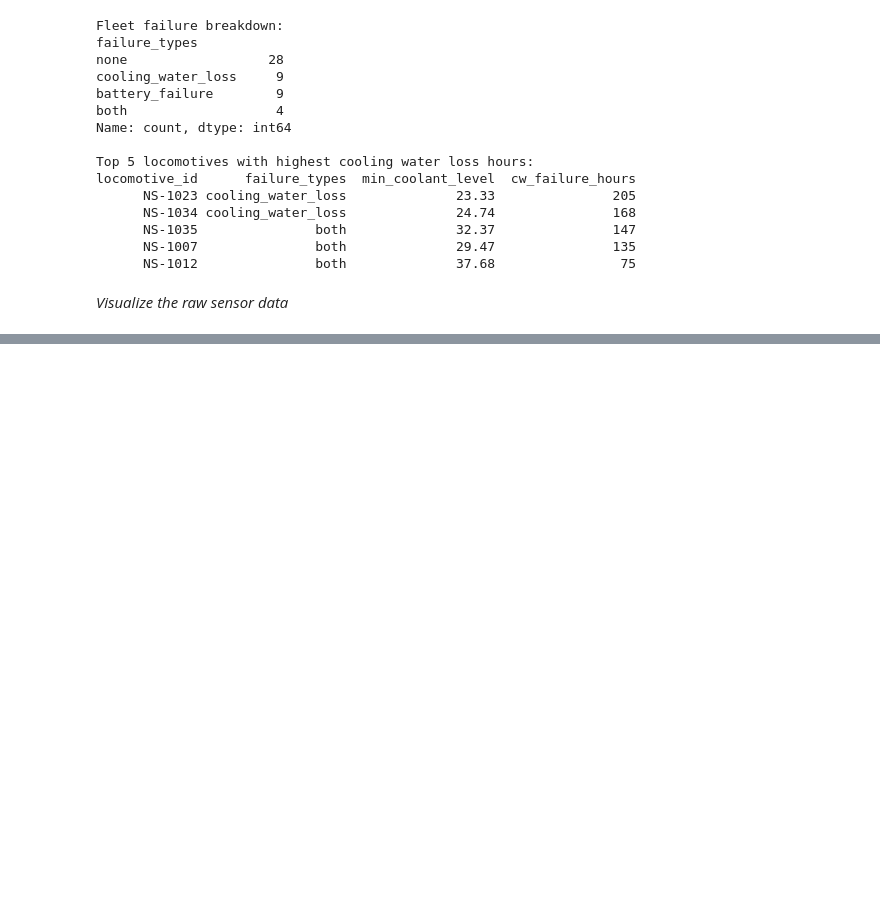
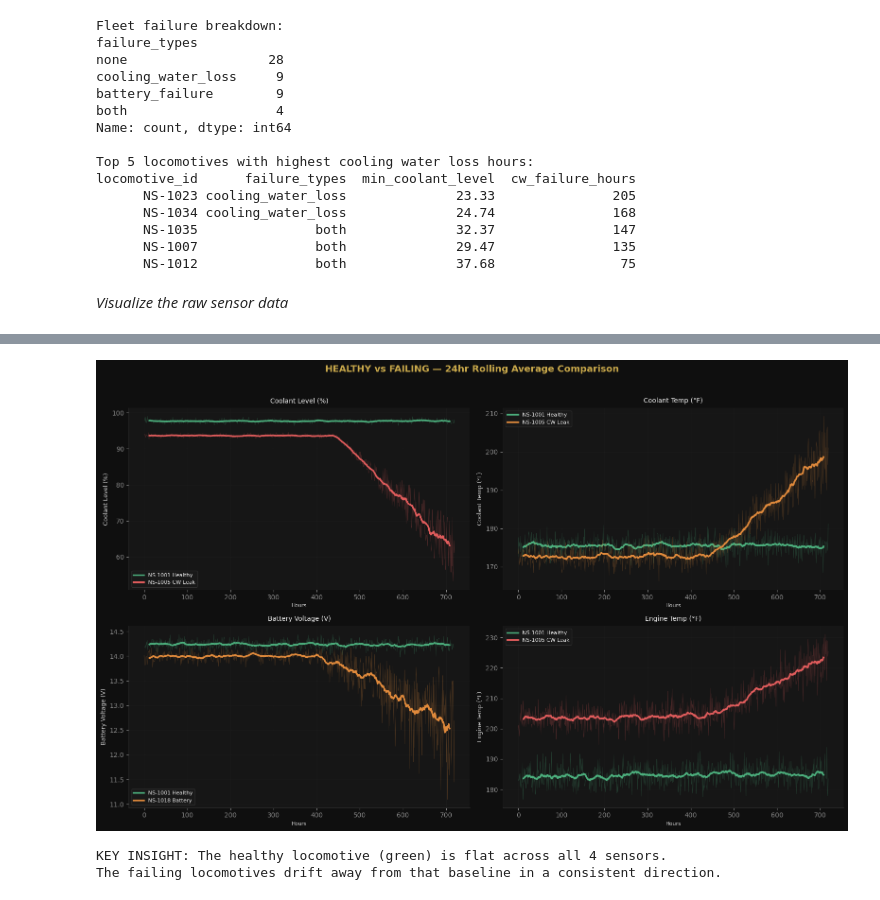
Before and after one commit to restjohnson/ns_railroad_time_series, a Jupyter notebook: time_series.ipynb, the cells around one changed output, grey strips where cells are left out. Saved outputs shown, nothing was run; the diff lists cells and outputs as text; code cells hidden in the pictures; blank space fills up the shorter version.

```diff
--- a/time_series.ipynb
+++ b/time_series.ipynb
@@ -284,0 +417,44 @@ Highly correlated sensors may be redundant features — we'll revisit this in pr
+# %%
+#HEALTHY vs FAILING SIDE-BY-SIDE
+healthy    = df[df['locomotive_id'] == 'NS-1001']
+failing_cw = df[df['locomotive_id'] == 'NS-1005']
+failing_bat= df[df['locomotive_id'] == 'NS-1018']
+
+comparisons = [
+    ('coolant_level_pct', 'Coolant Level (%)',
+     [(healthy, GREEN, 'NS-1001 Healthy'), (failing_cw,  RED,    'NS-1005 CW Leak')]),
+    ('coolant_temp_f',    'Coolant Temp (°F)',
+     [(healthy, GREEN, 'NS-1001 Healthy'), (failing_cw,  ORANGE, 'NS-1005 CW Leak')]),
+    ('battery_volts',     'Battery Voltage (V)',
+     [(healthy, GREEN, 'NS-1001 Healthy'), (failing_bat, ORANGE, 'NS-1018 Battery')]),
+    ('engine_temp_f',     'Engine Temp (°F)',
+     [(healthy, GREEN, 'NS-1001 Healthy'), (failing_cw,  RED,    'NS-1005 CW Leak')]),
+]
+
+fig, axes = plt.subplots(2, 2, figsize=(16, 10))
+fig.suptitle('HEALTHY vs FAILING — 24hr Rolling Average Comparison',
+             fontsize=14, fontweight='bold', color=GOLD, y=0.99)
+
+for i, (col, label, locos) in enumerate(comparisons):
+    ax = axes[i//2][i%2]
+    for loco_df, color, loco_label in locos:
+        # Raw signal faint, trend bold
+        ax.plot(loco_df['hour'], loco_df[col],
+                color=color, linewidth=0.6, alpha=0.25)
+        ax.plot(loco_df['hour'], loco_df[col].rolling(24, center=True).mean(),
+                color=color, linewidth=2.5, label=loco_label)
+    ax.set_ylabel(label, fontsize=9)
+    ax.set_xlabel('Hours', fontsize=8)
+    ax.grid(alpha=0.3)
+    ax.legend(fontsize=8, facecolor='#1A1A1A', edgecolor='#333', labelcolor=WHITE)
+    ax.set_title(label, fontsize=10, color=WHITE, pad=8)
+
+plt.tight_layout(rect=[0, 0, 1, 0.97])
+plt.show()
+
+print('KEY INSIGHT: The healthy locomotive (green) is flat across all 4 sensors.')
+print('The failing locomotives drift away from that baseline in a consistent direction.')
+# %% [output]
+[figure, added]
+KEY INSIGHT: The healthy locomotive (green) is flat across all 4 sensors.
+The failing locomotives drift away from that baseline in a consistent direction.
```
Also changed, not shown: parts of 8 cells of this notebook.
